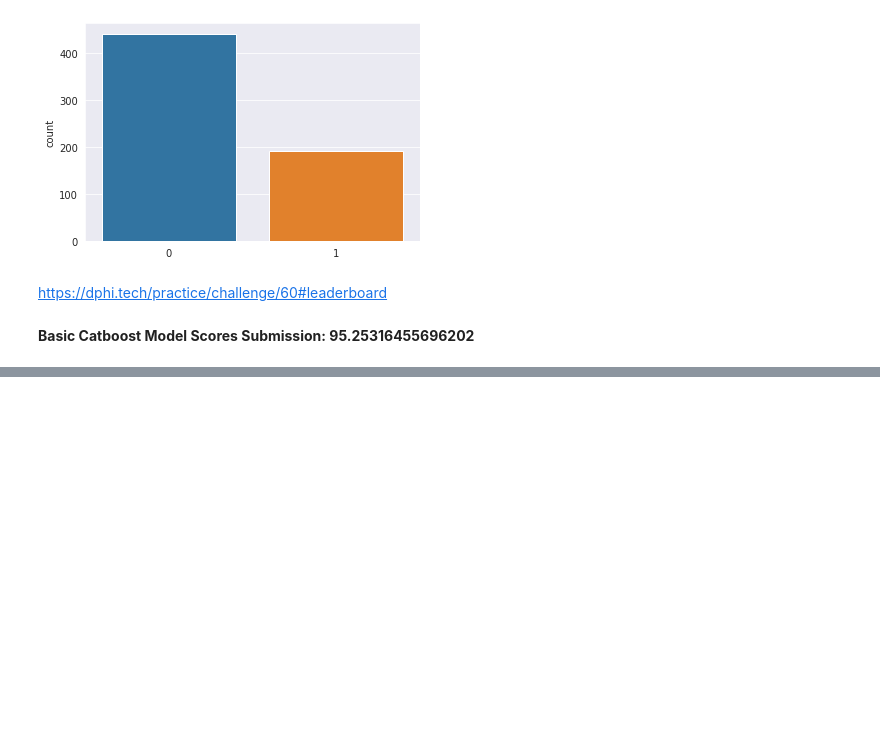
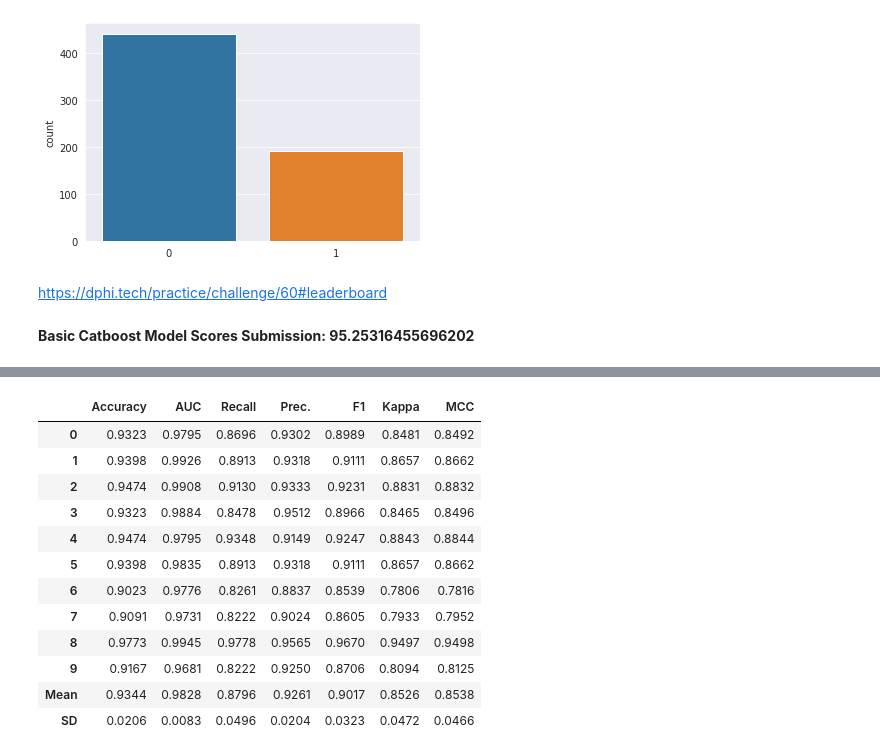
Before and after one commit to plaban1981/Dphi_hackathon, a Jupyter notebook: Data_Sprint_24_Tinder_Millennial_Match.ipynb, the cells around one changed output, grey strips where cells are left out. Drawn from its saved outputs; the diff is of its cells as text; code cells hidden in the pictures; blank space fills up the shorter version.

```diff
--- a/Data_Sprint_24_Tinder_Millennial_Match.ipynb
+++ b/Data_Sprint_24_Tinder_Millennial_Match.ipynb
@@ -306,0 +705,18 @@ https://dphi.tech/practice/challenge/60#leaderboard
+# %%
+# stack models dynamically
+top5 = compare_models(n_select = 5)
+stacker = stack_models(estimator_list = top5[1:], meta_model = top5[0])
+# %% [output]
+|  | Accuracy | AUC | Recall | Prec. | F1 | Kappa | MCC |
+| 0 | 0.9323 | 0.9795 | 0.8696 | 0.9302 | 0.8989 | 0.8481 | 0.8492 |
+| 1 | 0.9398 | 0.9926 | 0.8913 | 0.9318 | 0.9111 | 0.8657 | 0.8662 |
+| 2 | 0.9474 | 0.9908 | 0.9130 | 0.9333 | 0.9231 | 0.8831 | 0.8832 |
+| 3 | 0.9323 | 0.9884 | 0.8478 | 0.9512 | 0.8966 | 0.8465 | 0.8496 |
+| 4 | 0.9474 | 0.9795 | 0.9348 | 0.9149 | 0.9247 | 0.8843 | 0.8844 |
+| 5 | 0.9398 | 0.9835 | 0.8913 | 0.9318 | 0.9111 | 0.8657 | 0.8662 |
+| 6 | 0.9023 | 0.9776 | 0.8261 | 0.8837 | 0.8539 | 0.7806 | 0.7816 |
+| 7 | 0.9091 | 0.9731 | 0.8222 | 0.9024 | 0.8605 | 0.7933 | 0.7952 |
+| 8 | 0.9773 | 0.9945 | 0.9778 | 0.9565 | 0.9670 | 0.9497 | 0.9498 |
+| 9 | 0.9167 | 0.9681 | 0.8222 | 0.9250 | 0.8706 | 0.8094 | 0.8125 |
+| Mean | 0.9344 | 0.9828 | 0.8796 | 0.9261 | 0.9017 | 0.8526 | 0.8538 |
+| SD | 0.0206 | 0.0083 | 0.0496 | 0.0204 | 0.0323 | 0.0472 | 0.0466 |
```
Also changed, not shown: parts of 59 cells of this notebook.
